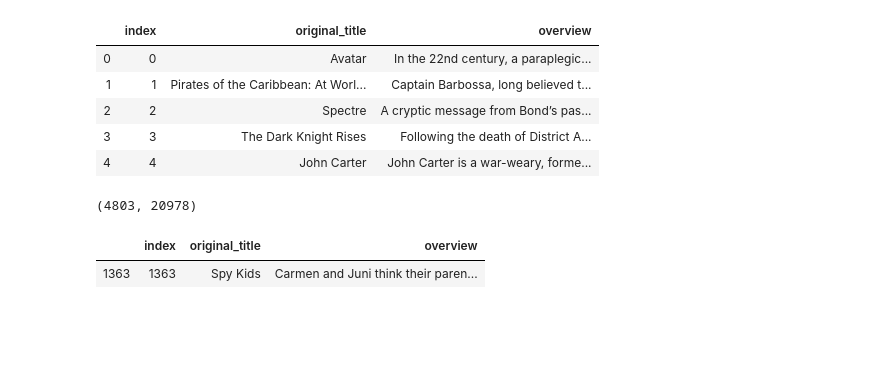
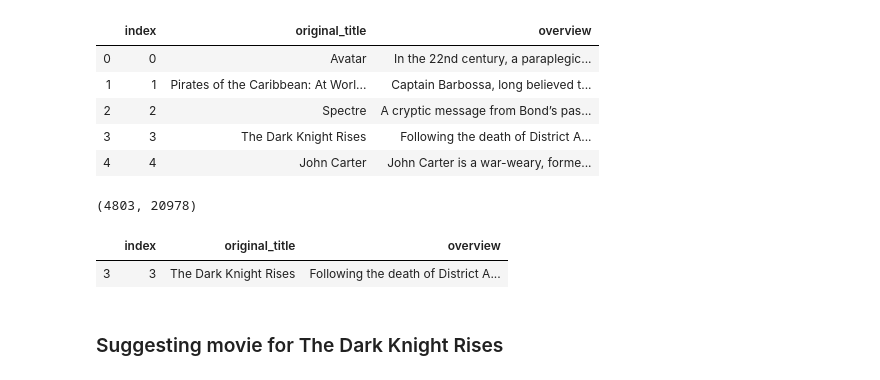
Before and after one commit to soumyajit4419/Movie_Recommender_System, a Jupyter notebook: Movie_recommender_system.ipynb, the cells around one changed output. Drawn from its saved outputs; the diff is of its cells as text; code cells hidden in the pictures; blank space fills up the shorter version.

```diff
--- a/Movie_recommender_system.ipynb
+++ b/Movie_recommender_system.ipynb
@@ -318,8 +318,10 @@ from sklearn.metrics.pairwise import cosine_similarity
 # %%
 cosine_sim = cosine_similarity(tf_mat)
 # %%
-df1[df1['original_title']=='Spy Kids']
+df1[df1['original_title']=='The Dark Knight Rises']
 # %% [output]
 |  | index | original_title | overview |
-| 1363 | 1363 | Spy Kids | Carmen and Juni think their paren... |
+| 3 | 3 | The Dark Knight Rises | Following the death of District A... |
+# %% [markdown]
+###  Suggesting movie for The Dark Knight Rises
 # %%
```
Also changed, not shown: parts of 6 cells of this notebook, 2 other files.
